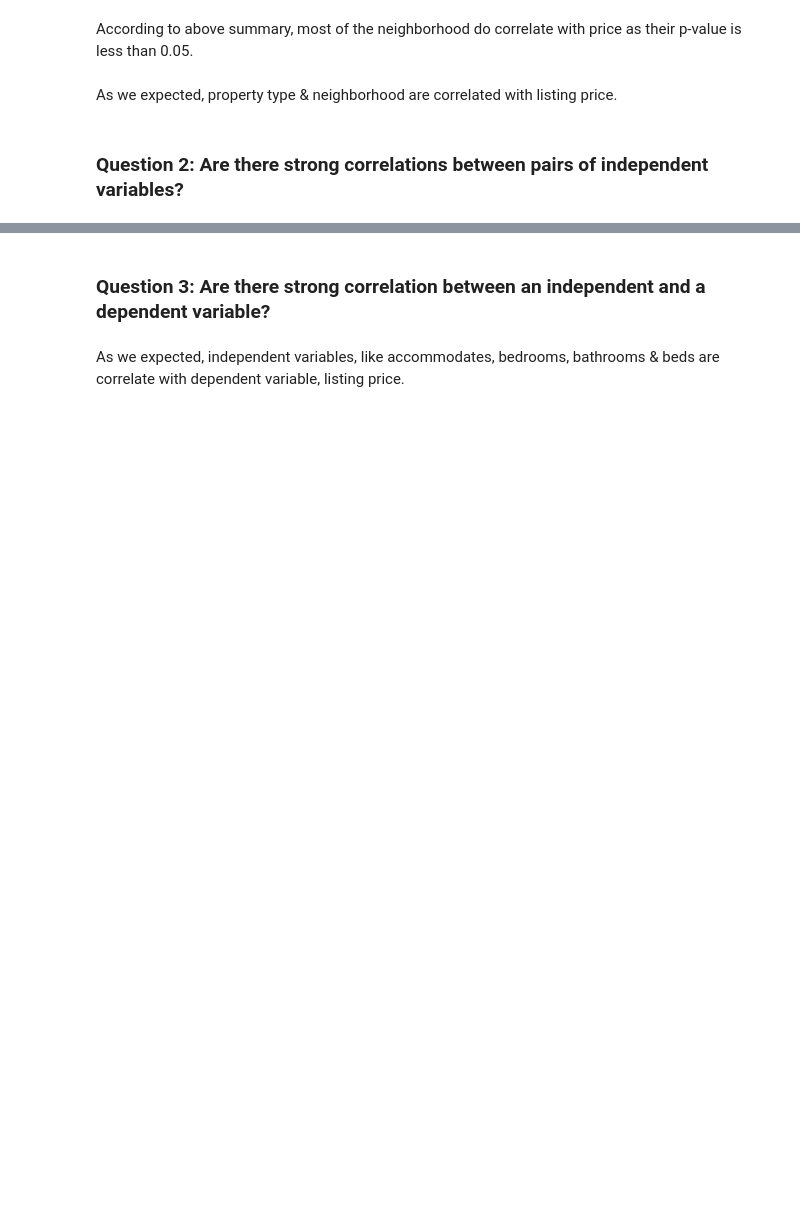
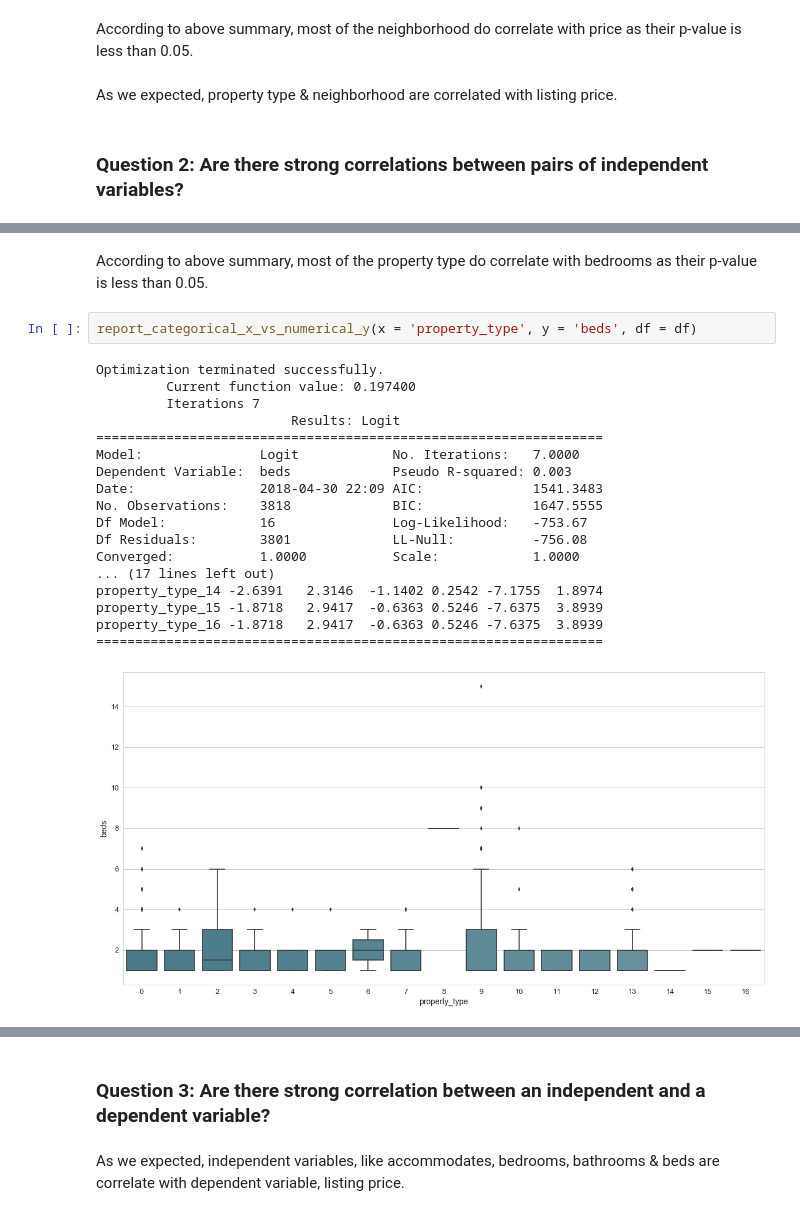
Before and after one commit to nicolechao/springboard-data-science, a Jupyter notebook: Capstone 1/Inferential Statistics/inferential_statistics.ipynb, the cells around one changed output, grey strips where cells are left out. Drawn from its saved outputs; the diff is of its cells as text; blank space fills up the shorter version.

```diff
--- a/Capstone 1/Inferential Statistics/inferential_statistics.ipynb
+++ b/Capstone 1/Inferential Statistics/inferential_statistics.ipynb
@@ -243,0 +247,23 @@ pearson          0.54       0.00
+# %% [markdown]
+According to above summary, most of the property type do correlate with bedrooms as their p-value is less than 0.05.
+# %%
+report_categorical_x_vs_numerical_y(x = 'property_type', y = 'beds', df = df)
+# %% [output]
+Optimization terminated successfully.
+         Current function value: 0.197400
+         Iterations 7
+                         Results: Logit
+=================================================================
+Model:               Logit            No. Iterations:   7.0000
+Dependent Variable:  beds             Pseudo R-squared: 0.003
+Date:                2018-04-30 22:09 AIC:              1541.3483
+No. Observations:    3818             BIC:              1647.5555
+Df Model:            16               Log-Likelihood:   -753.67
+Df Residuals:        3801             LL-Null:          -756.08
+Converged:           1.0000           Scale:            1.0000
+... (17 lines left out)
+property_type_14 -2.6391   2.3146  -1.1402 0.2542 -7.1755  1.8974
+property_type_15 -1.8718   2.9417  -0.6363 0.5246 -7.6375  3.8939
+property_type_16 -1.8718   2.9417  -0.6363 0.5246 -7.6375  3.8939
+=================================================================
+[figure, added]
```
Also changed, not shown: parts of 18 cells of this notebook.
